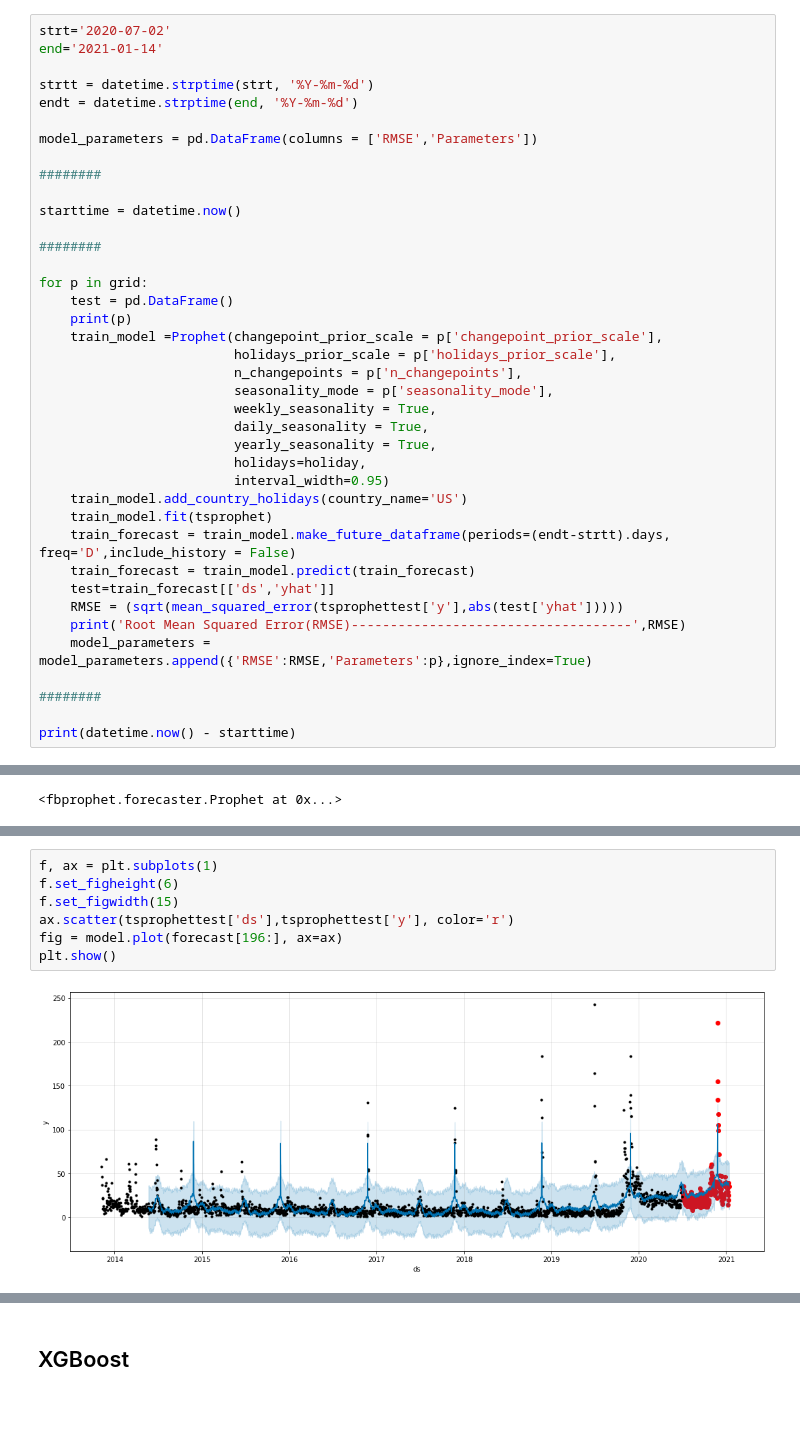
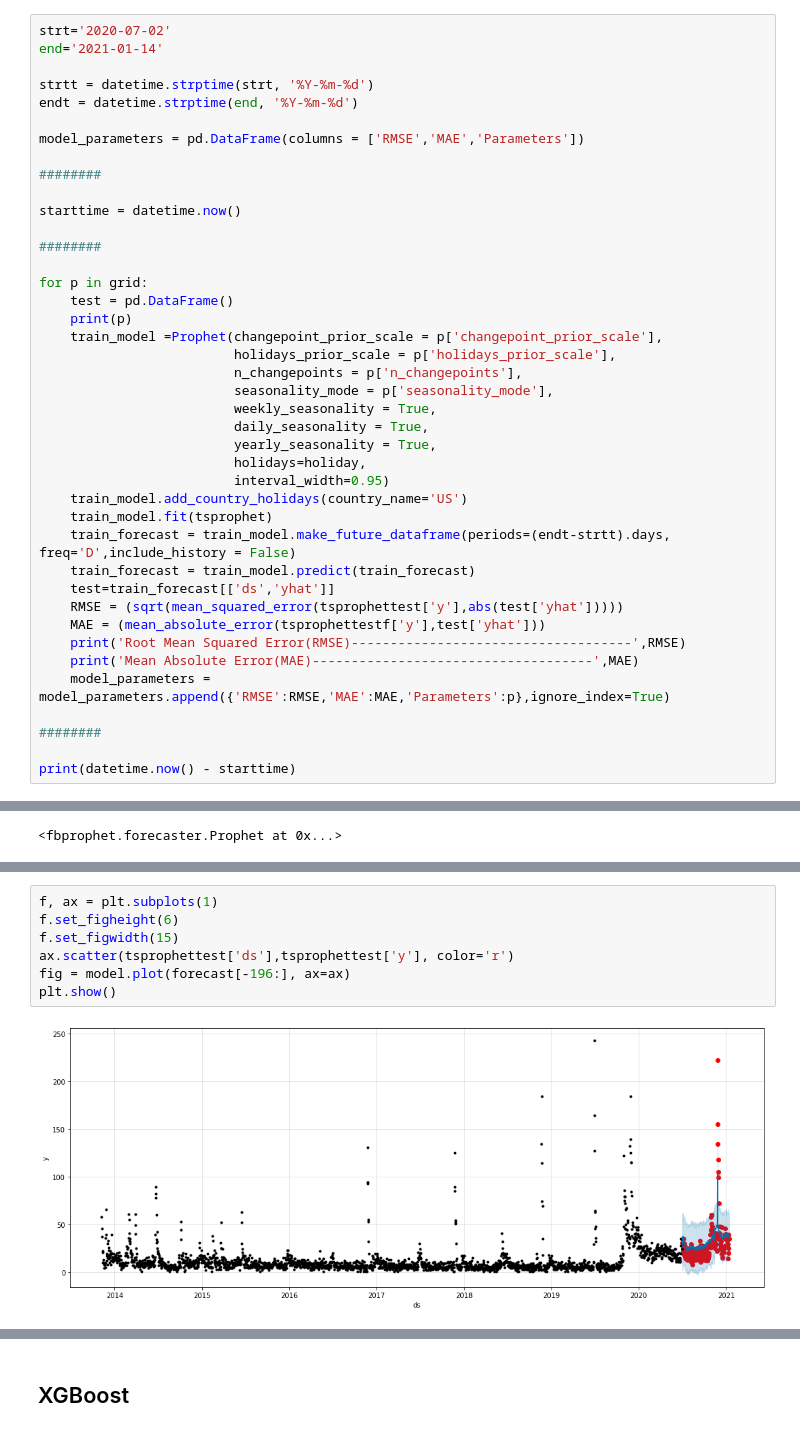
Before and after one commit to Moses-Lin/projectzomboidtimeseries, a Jupyter notebook: Time Series.ipynb, the cells around one changed output, grey strips where cells are left out. Cells and saved outputs as stored; diff of their text form.

```diff
--- a/Time Series.ipynb
+++ b/Time Series.ipynb
@@ -668,7 +670,7 @@ end='2021-01-14'
 strtt = datetime.strptime(strt, '%Y-%m-%d')
 endt = datetime.strptime(end, '%Y-%m-%d')
 
-model_parameters = pd.DataFrame(columns = ['RMSE','Parameters'])
+model_parameters = pd.DataFrame(columns = ['RMSE','MAE','Parameters'])
 
 ########
 
@@ -694,8 +696,10 @@ for p in grid:
     train_forecast = train_model.predict(train_forecast)
     test=train_forecast[['ds','yhat']]
     RMSE = (sqrt(mean_squared_error(tsprophettest['y'],abs(test['yhat']))))
+    MAE = (mean_absolute_error(tsprophettestf['y'],test['yhat']))
     print('Root Mean Squared Error(RMSE)------------------------------------',RMSE)
-    model_parameters = model_parameters.append({'RMSE':RMSE,'Parameters':p},ignore_index=True)
+    print('Mean Absolute Error(MAE)------------------------------------',MAE)
+    model_parameters = model_parameters.append({'RMSE':RMSE,'MAE':MAE,'Parameters':p},ignore_index=True)
 
 ########
 
@@ -795,9 +836,9 @@ forecast[['ds', 'yhat', 'yhat_lower', 'yhat_upper']].tail(10)
 # %%
 f, ax = plt.subplots(1)
 f.set_figheight(6)
 f.set_figwidth(15)
 ax.scatter(tsprophettest['ds'],tsprophettest['y'], color='r')
-fig = model.plot(forecast[196:], ax=ax)
+fig = model.plot(forecast[-196:], ax=ax)
 plt.show()
 # %% [output]
-[figure, old version]
+[figure, new version]
```
Also changed, not shown: parts of 9 cells of this notebook.
